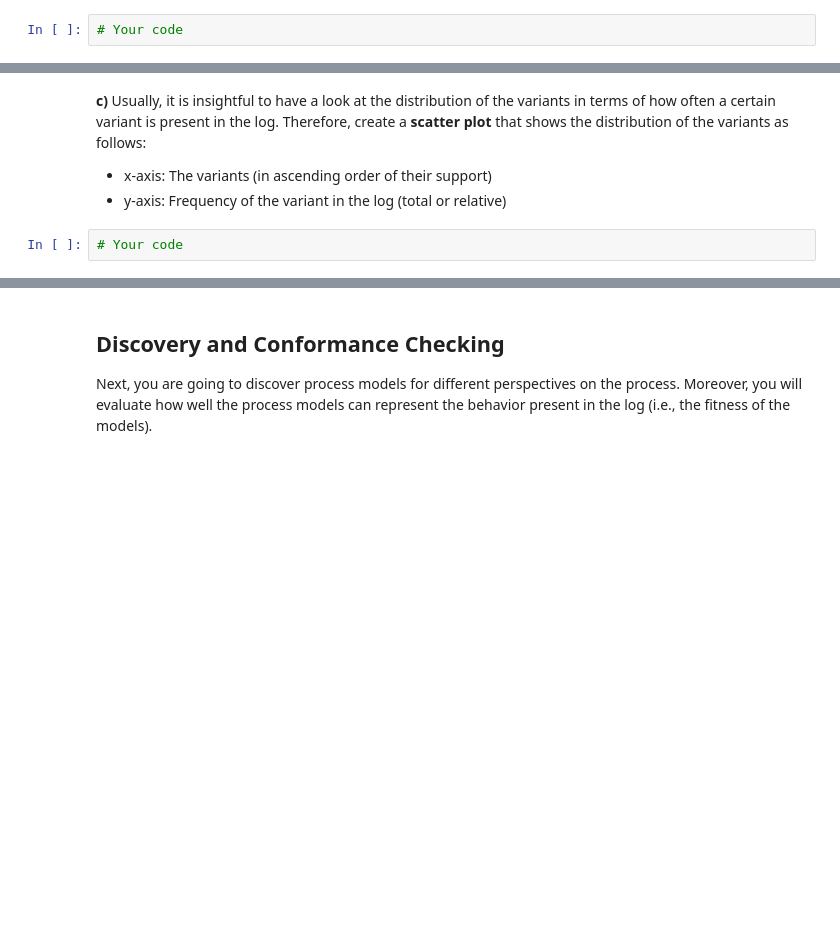
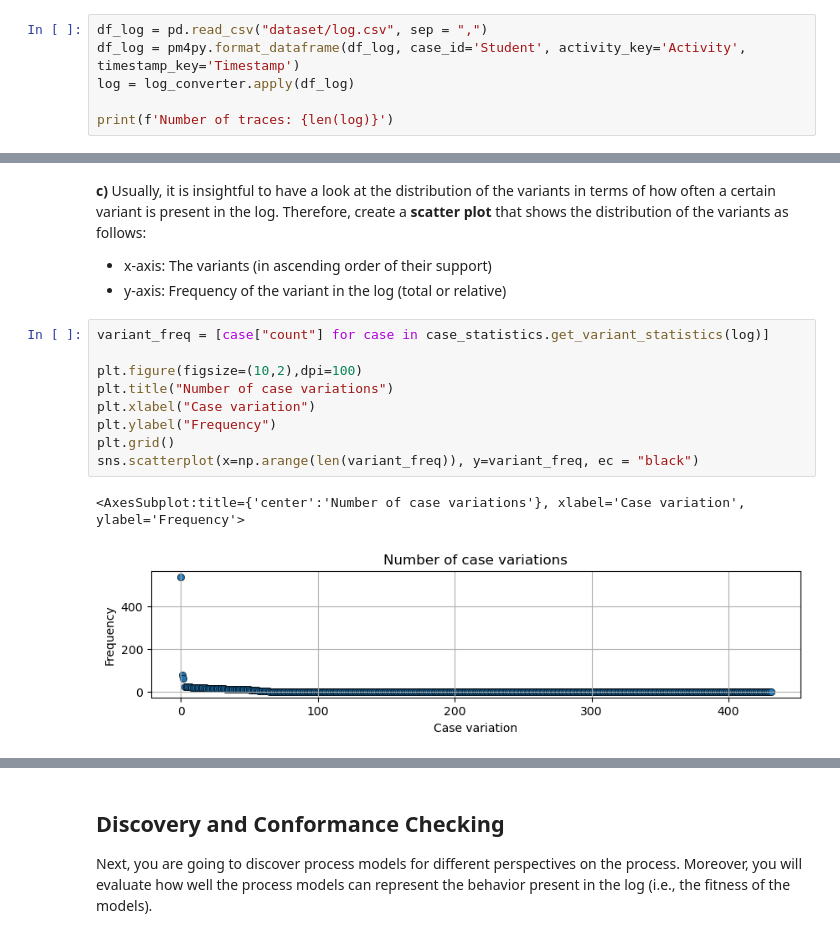
Before and after one commit to Starcrysis/assignment_2, a Jupyter notebook: assignment_2.ipynb, the cells around one changed output, grey strips where cells are left out. Saved outputs shown, nothing was run; the diff lists cells and outputs as text; blank space fills up the shorter version.

```diff
--- a/assignment_2.ipynb
+++ b/assignment_2.ipynb
@@ -1191,4 +1202,8 @@ The system logs for every student, among other activities, when he downloads a c
  - 'Student' is the case ID
  - 'Timestamp' is the timestamp
 # %%
-# Your code
+df_log = pd.read_csv("dataset/log.csv", sep = ",")
+df_log = pm4py.format_dataframe(df_log, case_id='Student', activity_key='Activity', timestamp_key='Timestamp')
+log = log_converter.apply(df_log)
+
+print(f'Number of traces: {len(log)}')
@@ -1207,7 +1246,17 @@ Therefore, create a **scatter plot** that shows the distribution of the variants
 - x-axis: The variants (in ascending order of their support)
 - y-axis: Frequency of the variant in the log (total or relative)
 # %%
-# Your code
+variant_freq = [case["count"] for case in case_statistics.get_variant_statistics(log)]
+
+plt.figure(figsize=(10,2),dpi=100)
+plt.title("Number of case variations")
+plt.xlabel("Case variation")
+plt.ylabel("Frequency")
+plt.grid()
+sns.scatterplot(x=np.arange(len(variant_freq)), y=variant_freq, ec = "black")
+# %% [output]
+<AxesSubplot:title={'center':'Number of case variations'}, xlabel='Case variation', ylabel='Frequency'>
+[figure, added]
 # %% [markdown]
 **d)** While the variant distribution shows potential standard process executions in terms of the activity ordering, the distribution of the case durations shows the typical timeframe of cases.
 Create a histogram plot over the case durations. For the sake of readability, make sure that the x-axis labels (in this case the case durations) have an easily readable format, that is, your x-axis labels should look like this:
```
Also changed, not shown: parts of 32 cells of this notebook, 13 other files.
